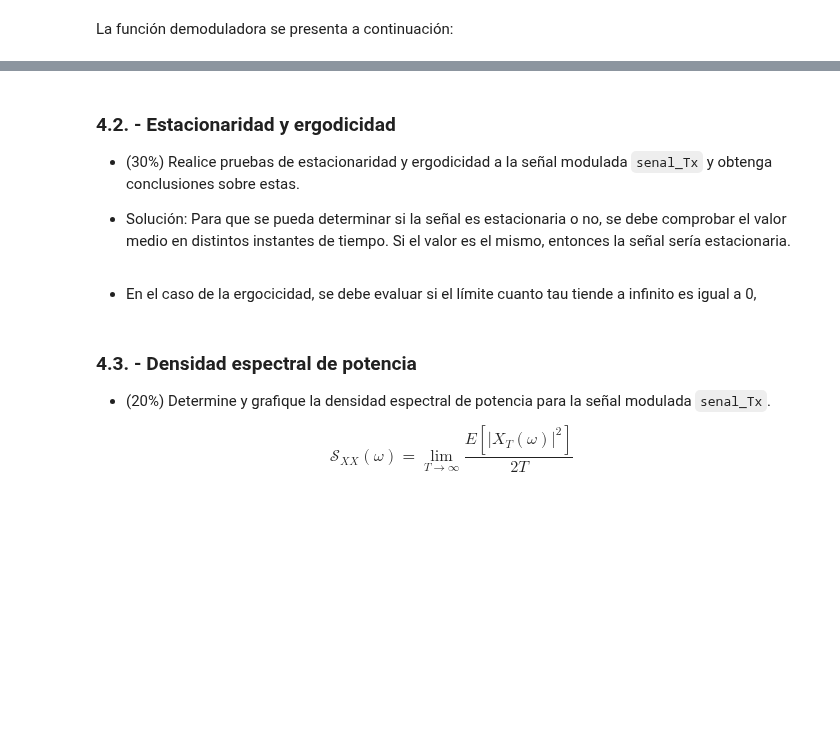
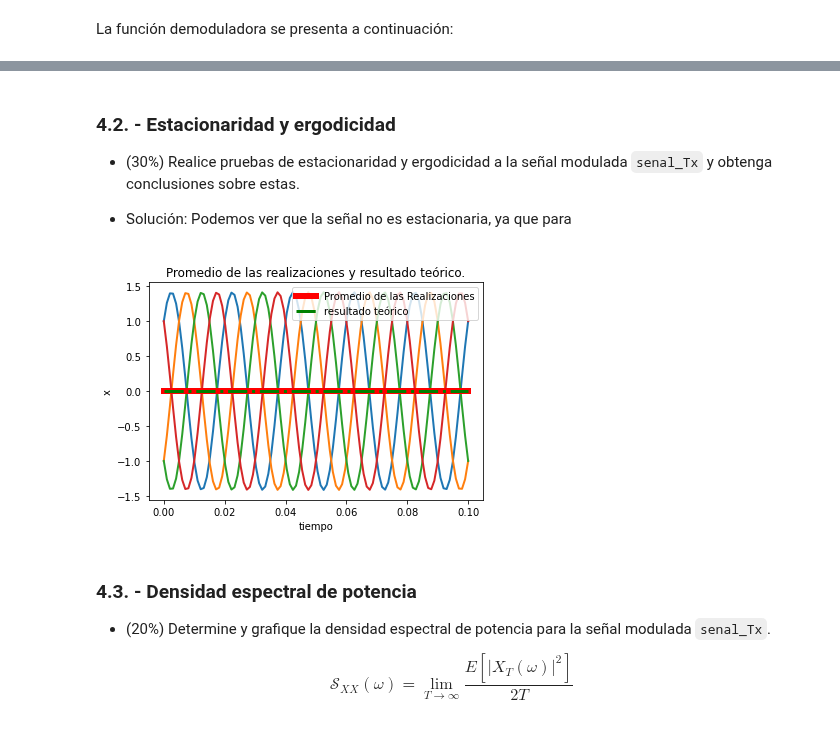
Before and after one commit to Navokov/Tema4, a Jupyter notebook: P4.ipynb, the cells around one changed output, grey strips where cells are left out. Saved outputs shown, nothing was run; the diff lists cells and outputs as text; code cells hidden in the pictures; blank space fills up the shorter version.

```diff
--- a/P4.ipynb
+++ b/P4.ipynb
@@ -961,9 +966,52 @@ plt.show()
 
 * (30%) Realice pruebas de estacionaridad y ergodicidad a la señal modulada `senal_Tx` y obtenga conclusiones sobre estas.
 
-* Solución: Para que se pueda determinar si la señal es estacionaria o no, se debe comprobar el valor medio en distintos instantes de tiempo. Si el valor es el mismo, entonces la señal sería estacionaria.
+* Solución: Podemos ver que la señal no es estacionaria, ya que para
-# %% [markdown]
-* En el caso de la ergocicidad, se debe evaluar si el límite cuanto tau tiende a infinito es igual a 0,
+# %%
+import numpy as np
+import matplotlib.pyplot as plt
+
+'''Primeramente definimos el tiempo de muestra con los
+valores más convenientes.'''
+tm = np.linspace(0, 0.1,100)
+
+'''Ahora definimos un rango de los posibles valores del parámetro J.'''
+J = [1,-1]
+
+'''Seguidamente definimos un parámetro con las formas de onda a través
+del tiempo y lo llamamos Xt'''
+Xt = np.empty((4, len(tm)))
+
+'''Creamos una nueva figura.'''
+plt.figure()
+
+'''Creamos una matriz con los valores posibles xa y xb.'''
+for i in J:
+    xa = i * np.cos(2*(np.pi)*fc*tm) +  i*np.sin(2*(np.pi)*fc*tm)
+    xb = -i * np.cos(2*(np.pi)*fc*tm) +  i*np.sin(2*(np.pi)*fc*tm)
+    Xt[i,:] = xa
+    Xt[i+1,:] = xb
+    plt.plot(tm,xa, lw=2)
+    plt.plot(tm, xb, lw=2)
+
+'''Ahora sacamos el promedio de las realizaciones en todos los
+instantes y nombramos el parámetro Pr.'''
+Pr = [np.mean(Xt[:,i]) for i in range(len(tm))]
+plt.plot(tm, Pr, lw=6,color='r',label='Promedio de las Realizaciones')
+
+'''Ahora procedemos a gráficar el resultado teorico con un
+parámetro llamado rt.'''
+rt = np.mean(senal_Tx)*tm
+plt.plot(tm, rt, '-.', lw=3,color='g',label='resultado teórico')
+
+'''Procedemos a mostrar la gráfica final.'''
+plt.title('Promedio de las realizaciones y resultado teórico.')
+plt.xlabel('tiempo')
+plt.ylabel('x')
+plt.legend()
+plt.show()
+# %% [output]
+[figure, added]
 # %% [markdown]
 ### 4.3. - Densidad espectral de potencia
 
```
Also changed, not shown: parts of 7 cells of this notebook.
